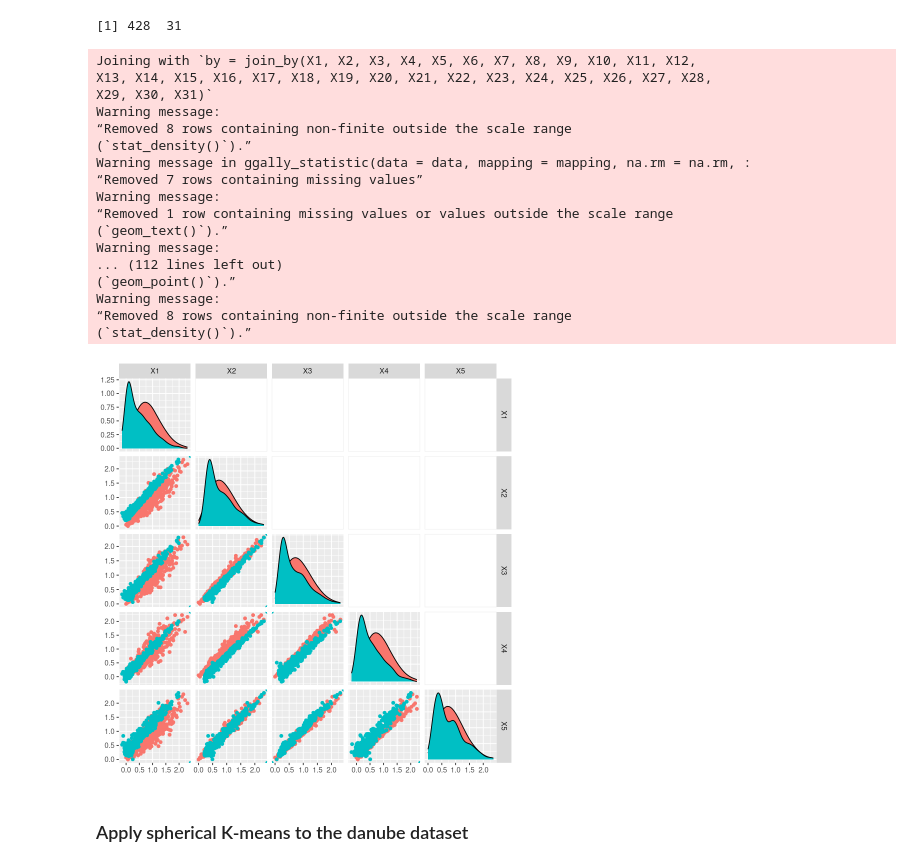
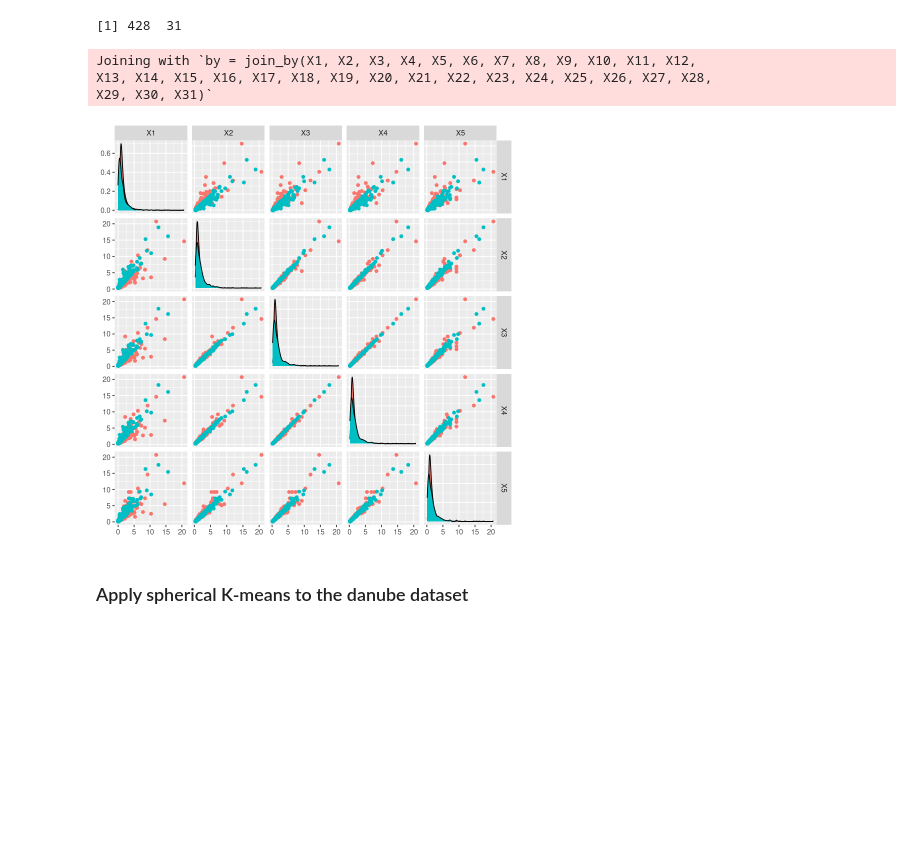
Before and after one commit to FelixRb96/maxstablePCA_examples, a Jupyter notebook: danube/danube_other_dimensionreductions.ipynb, the cells around one changed output. Cells and saved outputs as stored; diff of their text form; code cells hidden in the pictures; blank space fills up the shorter version.

```diff
--- a/danube/danube_other_dimensionreductions.ipynb
+++ b/danube/danube_other_dimensionreductions.ipynb
@@ -101,0 +113,7 @@ $vectors
+# %%
+traceXsphere <- 0
+THETA <- t(Xsphere) %*% Xsphere / 4
+
+for(i in 1:31) traceXsphere <- traceXsphere + THETA[i,i]
+
+traceXsphere
@@ -314,7 +339,8 @@ invTrans <- function(v)
     return(x)
 }
 # %%
-ecdf_shifted <- function(z) length(z) / (length(z) + 1) * ecdf(z)(z) + 1 / (length(z) + 1)
+# use a multiplicatively rescaled estimator to ensure that the ecdf does not take the values 0 and 1.
+ecdf_shifted <- function(z) length(z) / (length(z) + 1) * ecdf(z)(z)
 # %%
 summary(ecdf_shifted(Xtrafo))
 # %% [output]
@@ -323,6 +349,6 @@ summary(ecdf_shifted(Xtrafo))
 # %%
 # Transform data to approximately 2-Fréchet margins
-Xtrafo_2frech <- apply(Xtrafo, 2, function(z) sqrt(-log(ecdf_shifted(z))))
+Xtrafo_2frech <- apply(Xtrafo, 2, function(z) sqrt(- 1 / log(ecdf_shifted(z))))
 # %%
 tpdm_orig <- rw.Sigma(Xtrafo_2frech)
 tpdm <- nearPD(tpdm_orig)$mat
@@ -513,29 +522,15 @@ dim(Xtrafo_2frech)
 # %%
 pairs_dat <- data.frame(Xtrafo_2frech)
 tmp <- data.frame(rec_cy)
 pairs_dat <- full_join(pairs_dat, tmp)
 pairs_dat$is_rec <- c(rep("False", 428), rep("True", 428))
 
-ggpairs(pairs_dat, columns = 1:5, aes(color = is_rec))
+ggpairs(pairs_dat, columns = 1:5, aes(color = is_rec), upper = list(continuous = "points"))
 # %% [output]
 Joining with `by = join_by(X1, X2, X3, X4, X5, X6, X7, X8, X9, X10, X11, X12,
 X13, X14, X15, X16, X17, X18, X19, X20, X21, X22, X23, X24, X25, X26, X27, X28,
 X29, X30, X31)`
-Warning message:
-“Removed 8 rows containing non-finite outside the scale range
-(`stat_density()`).”
-Warning message in ggally_statistic(data = data, mapping = mapping, na.rm = na.rm, :
-“Removed 7 rows containing missing values”
-Warning message:
-“Removed 1 row containing missing values or values outside the scale range
-(`geom_text()`).”
-Warning message:
-... (112 lines left out)
-(`geom_point()`).”
-Warning message:
-“Removed 8 rows containing non-finite outside the scale range
-(`stat_density()`).”
-[figure, old version]
+[figure, new version]
 # %% [markdown]
 ### Apply spherical K-means to the danube dataset
 # %%
```
Also changed, not shown: parts of 19 cells of this notebook, 3 other files.
